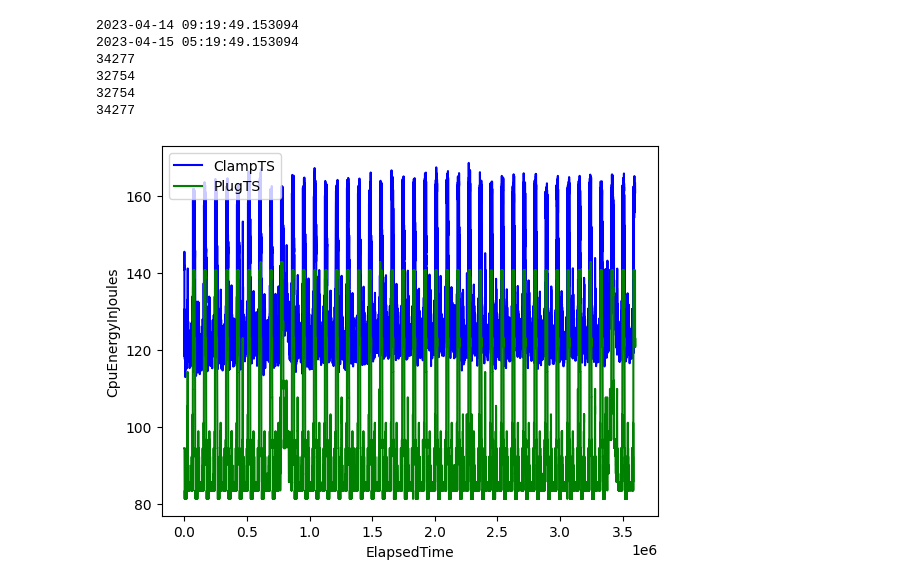
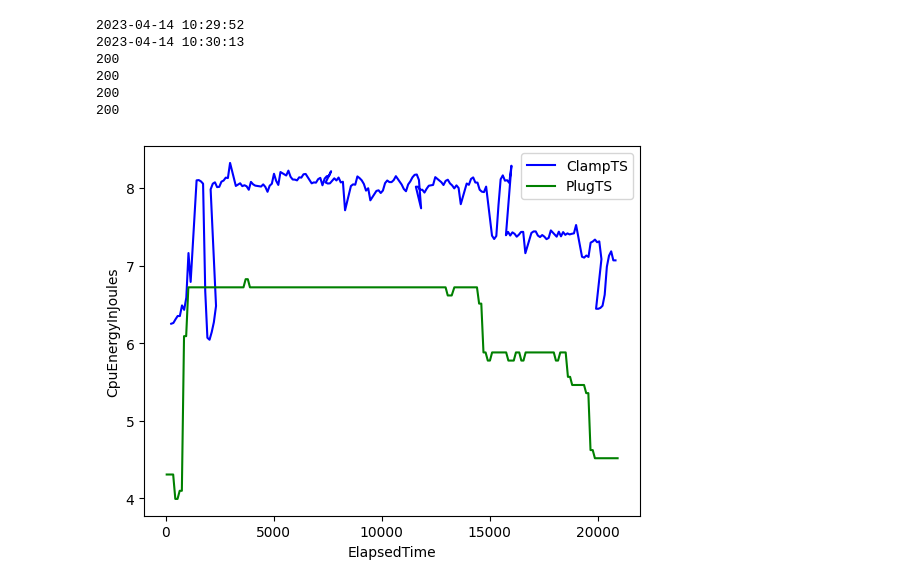
Before and after one commit to KuskIV/BDEnergy, a Jupyter notebook: analytics/DataExplore.ipynb, the cells around one changed output. Drawn from its saved outputs; the diff is of its cells as text; code cells hidden in the pictures.

```diff
--- a/analytics/DataExplore.ipynb
+++ b/analytics/DataExplore.ipynb
@@ -11,12 +11,15 @@ class DtoClampPoint:
         self.Time = Time
 
 class DtoPlugPoint:
-    def __init__(self, Watt, Current, Voltage, Ip, Time):
+    def __init__(self, Watt, Current, Voltage, Ip, Time,React, Apparent ,PowFactor):
         self.Watt = Watt
         self.Current = Current
         self.Voltage = Voltage
         self.Ip = Ip
         self.Time = Time
+        self.React = React
+        self.Apparent = Apparent
+        self.PowerFactor = PowFactor
 
 class TimeSeries:
     def __init__(self):
@@ -96,8 +99,8 @@ def FetchPlugResults(startTime: datetime, endTime: datetime) -> List[DtoPlugPoin
         query = "SELECT * FROM power_usage WHERE time BETWEEN %s AND %s AND Ip = %s"
         cursor.execute(query, (formattedStartTime, formattedEndTime, "192.168.1.150"))
 
-        for (id, Watt, Current, Voltage, Ip, time) in cursor:
-            points.append(DtoPlugPoint(Watt, Current, Voltage, Ip, time))
+        for (id, Watt, Current, Voltage, Ip, time, React, Apparent ,PowFactor) in cursor:
+            points.append(DtoPlugPoint(Watt, Current, Voltage, Ip, time,React, Apparent ,PowFactor))
 
         cursor.close()
 
@@ -119,7 +122,7 @@ def fetch_results(start_time, end_time):
         time_series.Samples.append(Sample(
             CpuEnergyInJoules= convert_watt_to_joule(item.Watt, len(results), elapsedMilliseconds),
             ElapsedTime = (item.Time - start_time).total_seconds() * 1000,
-            AdditionalMetadata={},
+            AdditionalMetadata={"PowerFactor":item.PowerFactor},
             CpuUtilization=0,
             DramEnergyInJoules=0,
             GpuEnergyInJoules=0,
@@ -131,50 +134,50 @@ def fetch_results(start_time, end_time):
 
 current_time = datetime.datetime.now()
 format_string = "%Y-%m-%d %H:%M:%S.%f"
-date_string = "2023-03-30 07:55:54.0" #plug
-date_string = "2023-03-30 10:41:01.0" #clamp
-start_time = current_time - datetime.timedelta(hours=3)
+# date_string = "2023-03-30 10:30:54.0" #plug
+date_string = "2023-04-14 10:29:52.0" #clamp
+start_time = current_time - datetime.timedelta(hours=4)
 # end_time = current_time - datetime.timedelta(hours=15)
 # start_time = datetime.datetime.strptime(date_string, format_string)
 # start_time = start_time - datetime.timedelta(seconds=10)
-end_time = start_time + datetime.timedelta(hours=20)
+end_time = start_time + datetime.timedelta(hours=2)
 print(start_time)
 print(end_time)
 ClampTS =  CalculateTimeSeries(start_time,end_time)
 PlugTS = fetch_results(start_time, end_time)
 print(len(ClampTS.Samples))
 print(len(PlugTS.Samples))
 import matplotlib.pyplot as plt
 
 # extract data for ClampTS
 clamp_x = [s.ElapsedTime for s in ClampTS.Samples]
 clamp_y = [s.CpuEnergyInJoules for s in ClampTS.Samples]
 
 # extract data for PlugTS
 plug_x = [s.ElapsedTime for s in PlugTS.Samples]
 plug_y = [s.CpuEnergyInJoules for s in PlugTS.Samples]
 print(len(plug_y))
 print(len(clamp_y))
 
 # plot the data
 plt.plot(clamp_x, clamp_y, color='blue', label='ClampTS')
 plt.plot(plug_x, plug_y, color='green', label='PlugTS')
 
 # add axis labels and legend
 plt.xlabel('ElapsedTime')
 plt.ylabel('CpuEnergyInJoules')
 plt.legend()
 
 # show the plot
 plt.show()
 # %% [output]
-2023-04-14 09:19:49.153094
-2023-04-15 05:19:49.153094
-34277
-32754
-32754
-34277
+2023-04-14 10:29:52
+2023-04-14 10:30:13
+200
+200
+200
+200
-[figure, old version]
+[figure, new version]
 # %%
 import numpy as np
 ClampMean = []
```
Also changed, not shown: parts of 1 cell of this notebook.
